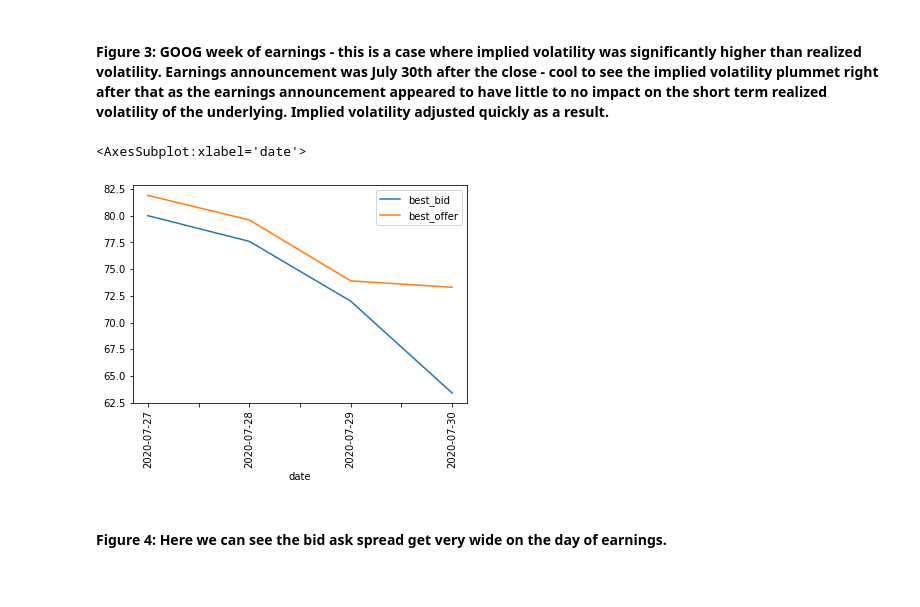
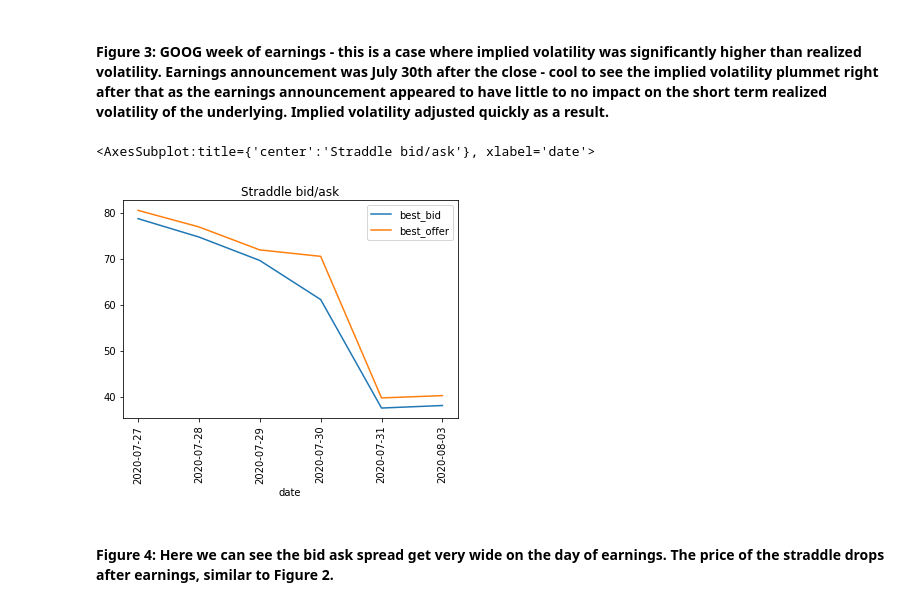
Before and after one commit to sampiaz/finmath_project, a Jupyter notebook: Krumdick_Piazza_Project_Draft.ipynb, the cells around one changed output. Saved outputs shown, nothing was run; the diff lists cells and outputs as text; code cells hidden in the pictures.

```diff
--- a/Krumdick_Piazza_Project_Draft.ipynb
+++ b/Krumdick_Piazza_Project_Draft.ipynb
@@ -227,13 +229,13 @@ CreateVisual('GOOG', closeVols, calls, puts)
 # %% [markdown]
 #### Figure 3: GOOG week of earnings - this is a case where implied volatility was significantly higher than realized volatility. Earnings announcement was July 30th after the close - cool to see the implied volatility plummet right after that as the earnings announcement appeared to have little to no impact on the short term realized volatility of the underlying. Implied volatility adjusted quickly as a result.
 # %%
-call_id = option_bbo(calls, data, '2020-07-30')
-put_id = option_bbo(puts, data, '2020-07-30')
+call_id = option_bbo(calls, data, '2020-07-31')
+put_id = option_bbo(puts, data, '2020-07-31')
 # %%
 (data[data['optionid']== call_id]['best_bid'] + data[data['optionid']== put_id]['best_bid']).plot(legend=True, rot=90)
-(data[data['optionid']== call_id]['best_offer'] + data[data['optionid']== put_id]['best_offer']).plot(legend=True, rot=90)
+(data[data['optionid']== call_id]['best_offer'] + data[data['optionid']== put_id]['best_offer']).plot(legend=True, rot=90, title = "Straddle bid/ask")
 # %% [output]
-<AxesSubplot:xlabel='date'>
+<AxesSubplot:title={'center':'Straddle bid/ask'}, xlabel='date'>
-[figure, old version]
+[figure, new version]
 # %% [markdown]
-#### Figure 4: Here we can see the bid ask spread get very wide on the day of earnings.
+#### Figure 4: Here we can see the bid ask spread get very wide on the day of earnings. The price of the straddle drops after earnings, similar to Figure 2.
```
Also changed, not shown: parts of 4 cells of this notebook.
